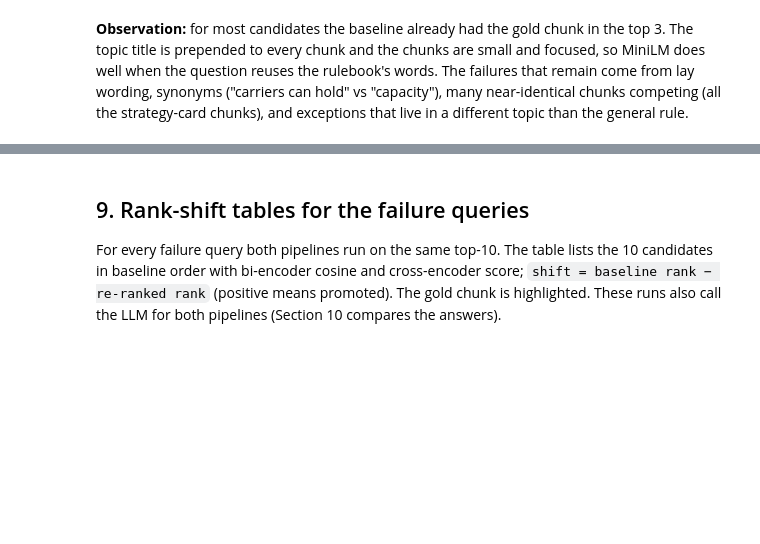
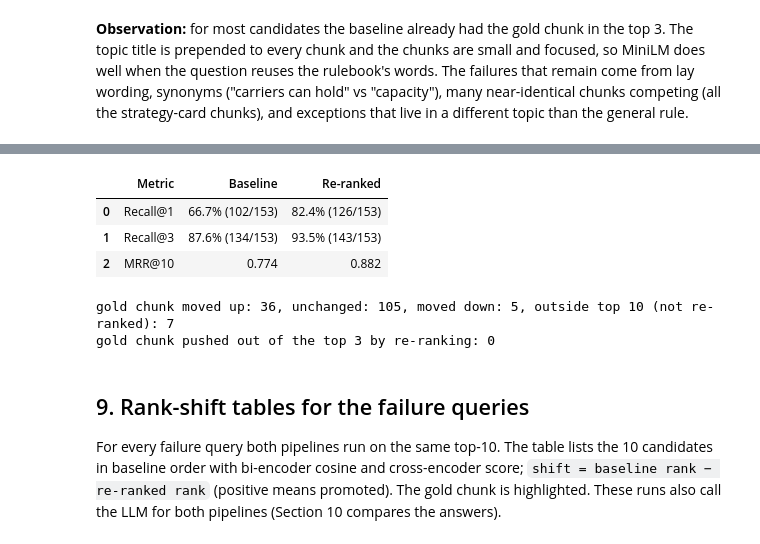
Before and after one commit to Abhi-1122/rag-reranking, a Jupyter notebook: rag_rerank.ipynb, the cells around one changed output, grey strips where cells are left out. Saved outputs shown, nothing was run; the diff lists cells and outputs as text; code cells hidden in the pictures; blank space fills up the shorter version.

```diff
--- a/rag_rerank.ipynb
+++ b/rag_rerank.ipynb
@@ -568,3 +575,26 @@ display(failures.assign(category=failures["category"].map(CATEGORY))[["category"
+# %%
+b, c = disc["bi_rank"], disc["ce_rank"]                  # ce_rank is NaN when the gold chunk is outside the top 10
+pct = lambda hits: f"{hits.mean():.1%} ({hits.sum()}/{len(hits)})"
+metrics = pd.DataFrame({
+    "Metric":    ["Recall@1", "Recall@3", "MRR@10"],
+    "Baseline":  [pct(b <= 1), pct(b <= FINAL_K), f"{(1 / b).where(b <= TOP_K, 0).mean():.3f}"],
+    "Re-ranked": [pct(c <= 1), pct(c <= FINAL_K), f"{(1 / c).fillna(0).mean():.3f}"]})
+display(metrics)
+
+# how the gold chunk's rank changed (only defined when it was in the top 10)
+print(f"gold chunk moved up: {(c < b).sum()}, unchanged: {(c == b).sum()}, moved down: {(c > b).sum()}, "
+      f"outside top 10 (not re-ranked): {c.isna().sum()}")
+print(f"gold chunk pushed out of the top 3 by re-ranking: {((b <= FINAL_K) & (c > FINAL_K)).sum()}")
+
+metrics.to_csv("results/retrieval_metrics.csv", index=False)
+metrics.to_latex("report/tables/retrieval_metrics.tex", index=False, escape=True)
+# %% [output]
+|  | Metric | Baseline | Re-ranked |
+| 0 | Recall@1 | 66.7% (102/153) | 82.4% (126/153) |
+| 1 | Recall@3 | 87.6% (134/153) | 93.5% (143/153) |
+| 2 | MRR@10 | 0.774 | 0.882 |
+gold chunk moved up: 36, unchanged: 105, moved down: 5, outside top 10 (not re-ranked): 7
+gold chunk pushed out of the top 3 by re-ranking: 0
 # %% [markdown]
 ## 9. Rank-shift tables for the failure queries
 For every failure query both pipelines run on the same top-10. The table lists the 10 candidates in baseline order with bi-encoder cosine and cross-encoder score; `shift = baseline rank − re-ranked rank` (positive means promoted). The gold chunk is highlighted. These runs also call the LLM for both pipelines (Section 10 compares the answers).
```
Also changed, not shown: parts of 5 cells of this notebook, 4 other files.
